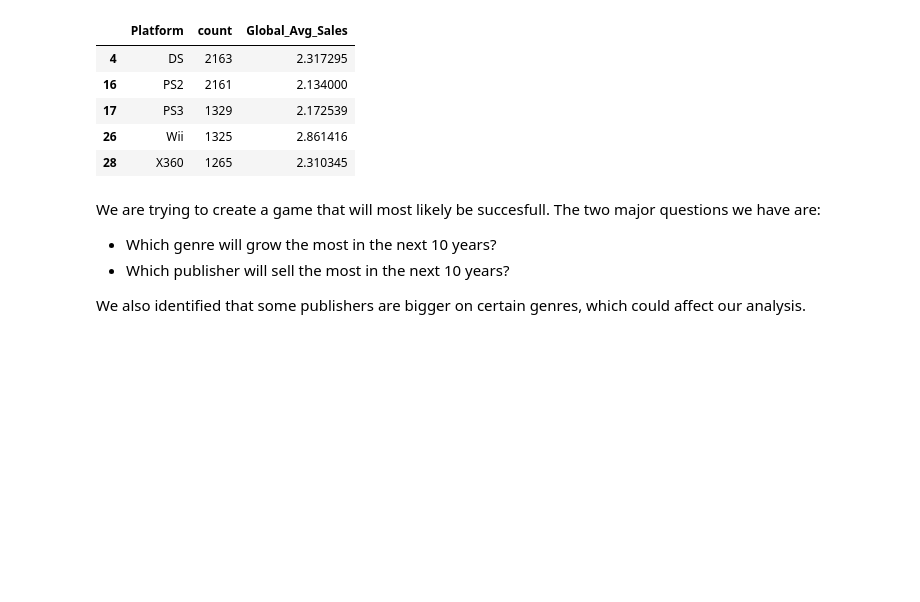
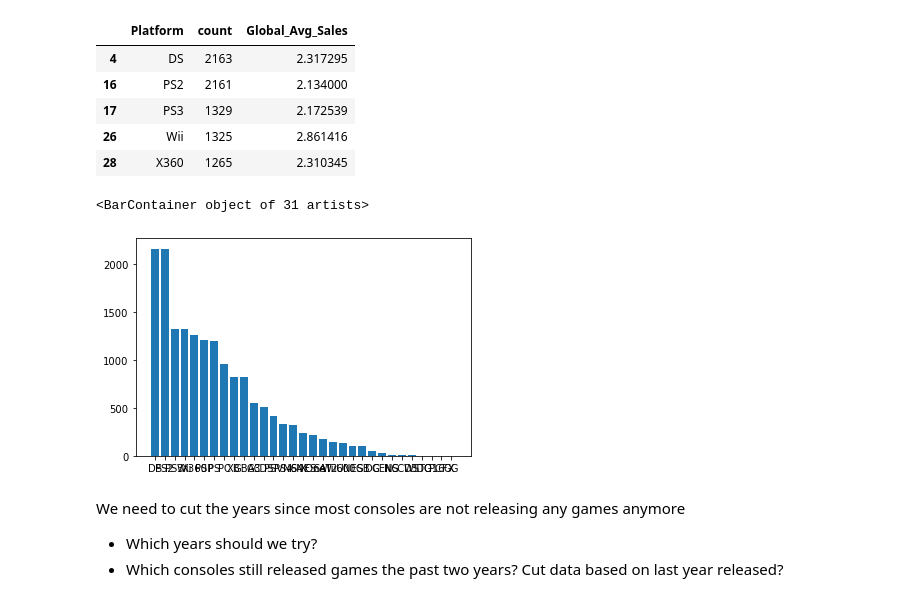
Before and after one commit to JorgeLiako1998/CSE801B, a Jupyter notebook: CSE801B_project.ipynb, the cells around one changed output. Saved outputs shown, nothing was run; the diff lists cells and outputs as text; code cells hidden in the pictures; blank space fills up the shorter version.

```diff
--- a/CSE801B_project.ipynb
+++ b/CSE801B_project.ipynb
@@ -161,12 +177,15 @@ platform.head()
 | 17 | PS3 | 1329 | 2.172539 |
 | 26 | Wii | 1325 | 2.861416 |
 | 28 | X360 | 1265 | 2.310345 |
-# %% [markdown]
-We are trying to create a game that will most likely be succesfull. The two major questions we have are:
-- Which genre will grow the most in the next 10 years?
-- Which publisher will sell the most in the next 10 years?
-
-We also identified that some publishers are bigger on certain genres, which could affect our analysis.
+# %%
+plt.bar(platform['Platform'], platform['count'])
+# %% [output]
+<BarContainer object of 31 artists>
+[figure, added]
+# %% [markdown]
+We need to cut the years since most consoles are not releasing any games anymore
+- Which years should we try?
+- Which consoles still released games the past two years? Cut data based on last year released?
 # %%
 #Biggest genre growth - ARIMA
 # %%
```
Also changed, not shown: parts of 3 cells of this notebook.
